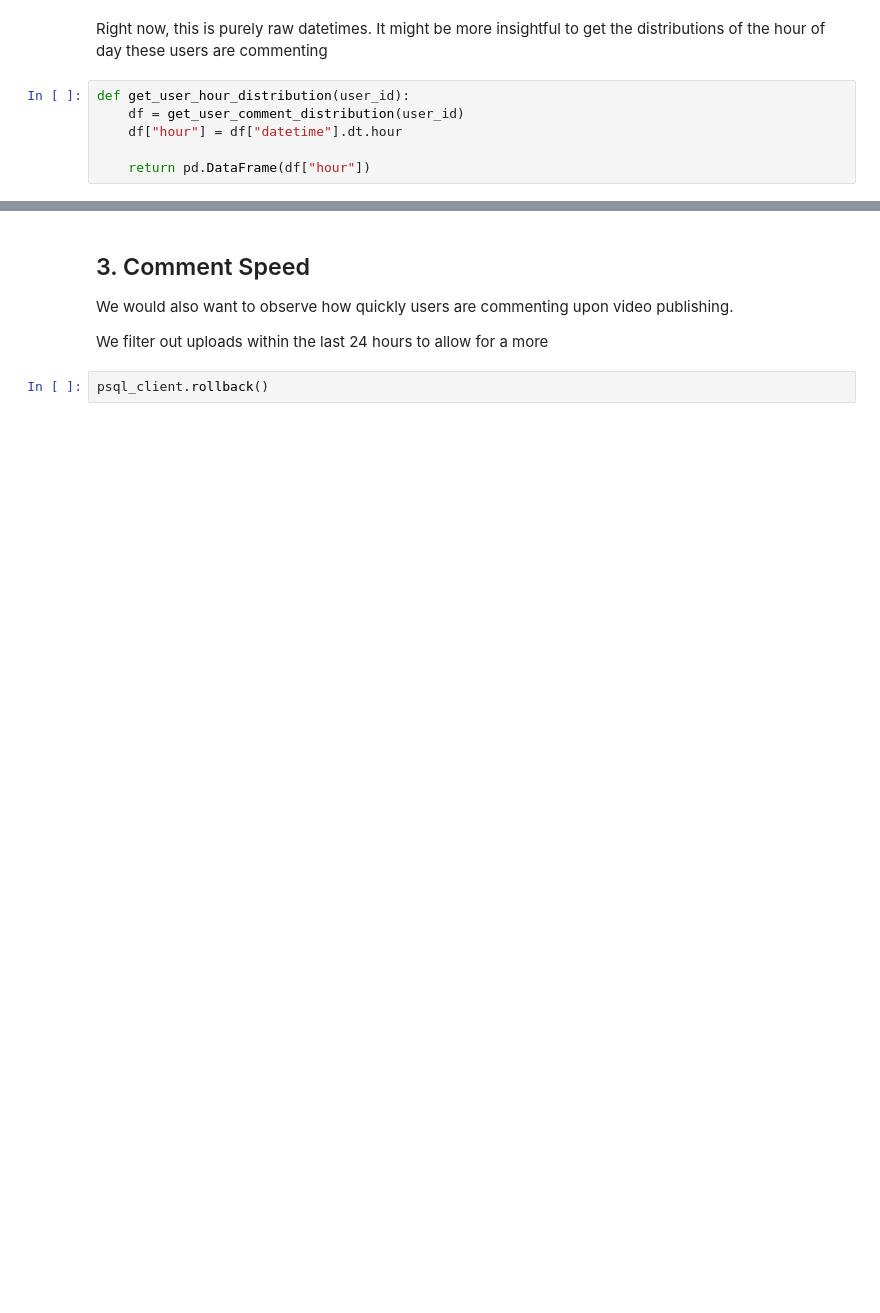
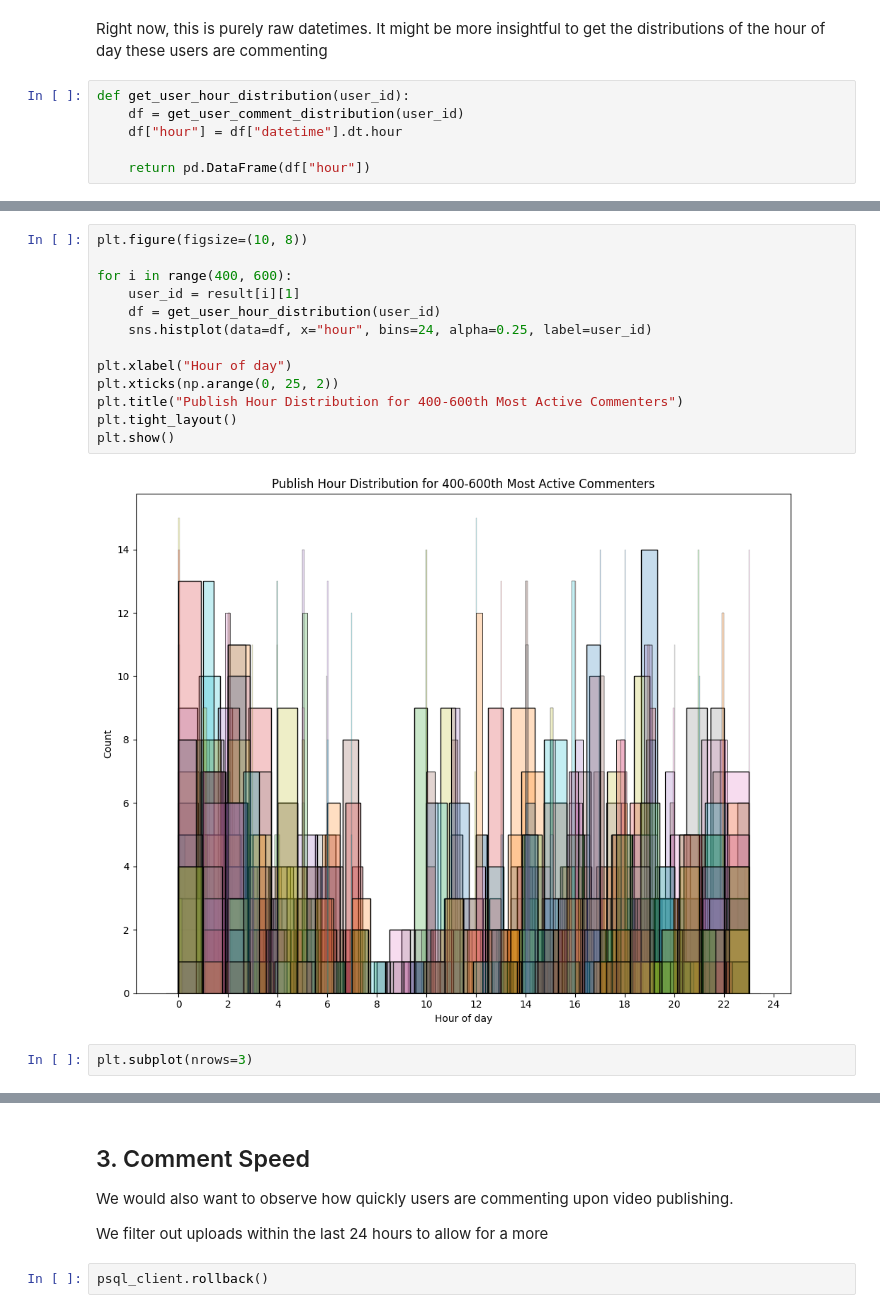
Before and after one commit to tranjm4/yt_bot_detector, a Jupyter notebook: notebooks/02_eda.ipynb, the cells around one changed output, grey strips where cells are left out. Cells and saved outputs as stored; diff of their text form; blank space fills up the shorter version.

```diff
--- a/notebooks/02_eda.ipynb
+++ b/notebooks/02_eda.ipynb
@@ -126,0 +134,17 @@ We can observe a general dip in comment frequency, which likely represents usual
+# %%
+plt.figure(figsize=(10, 8))
+
+for i in range(400, 600):
+    user_id = result[i][1]
+    df = get_user_hour_distribution(user_id)
+    sns.histplot(data=df, x="hour", bins=24, alpha=0.25, label=user_id)
+
+plt.xlabel("Hour of day")
+plt.xticks(np.arange(0, 25, 2))
+plt.title("Publish Hour Distribution for 400-600th Most Active Commenters")
+plt.tight_layout()
+plt.show()
+# %% [output]
+[figure, added]
+# %%
+plt.subplot(nrows=3)
```
Also changed, not shown: parts of 25 cells of this notebook.
